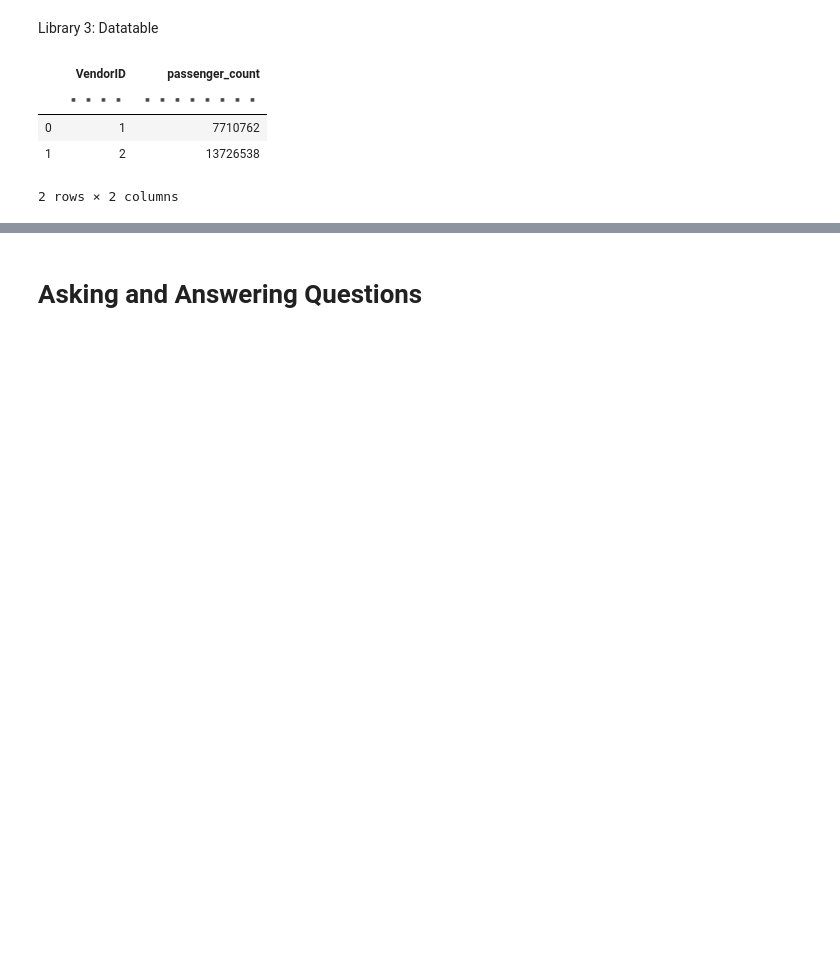
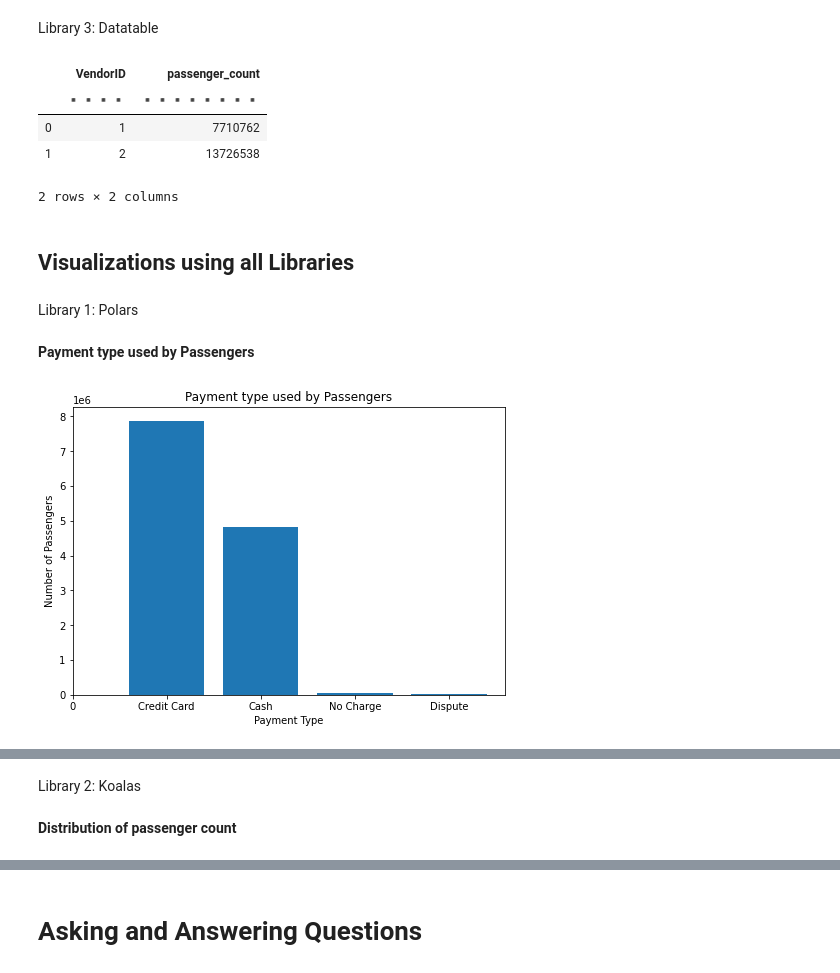
Before and after one commit to drshahizan/Python-big-data, a Jupyter notebook: Project/QUAD/QUAD_Project.ipynb, the cells around one changed output, grey strips where cells are left out. Drawn from its saved outputs; the diff is of its cells as text; code cells hidden in the pictures; blank space fills up the shorter version.

```diff
--- a/Project/QUAD/QUAD_Project.ipynb
+++ b/Project/QUAD/QUAD_Project.ipynb
@@ -455,3 +457,33 @@ gb_dt
 | 0 | 1 | 7710762 |
 | 1 | 2 | 13726538 |
 2 rows × 2 columns
+# %% [markdown]
+## Visualizations using all Libraries
+# %% [markdown]
+Library 1: Polars<br>
+<br>
+**Payment type used by Passengers**
+# %%
+%%time
+
+fig = plt.figure()
+ax = fig.add_axes([0,0,1,1])
+
+#Group by Payment_type and count values in it
+newpldf = pldf.groupby('payment_type').agg(pl.count())
+#Filter out unknown payment type which is represented by 5
+newpldf = newpldf.filter(pl.col("payment_type") != 5)
+
+#Plot the figure
+ax.bar(newpldf['payment_type'],newpldf['count'])
+
+# Add title and axis names and final touches
+plt.title('Payment type used by Passengers')
+plt.xlabel('Payment Type')
+plt.ylabel('Number of Passengers')
+bars = ('0', 'Credit Card', 'Cash', 'No Charge', 'Dispute')
+x_pos = np.arange(len(bars))
+plt.xticks(x_pos, bars)
+plt.show()
+# %% [output]
+[figure, added]
@@ -457,0 +492,4 @@ gb_dt
+# %% [markdown]
+Library 2: Koalas
+<br><br>
+**Distribution of passenger count**
```
Also changed, not shown: parts of 55 cells of this notebook.
